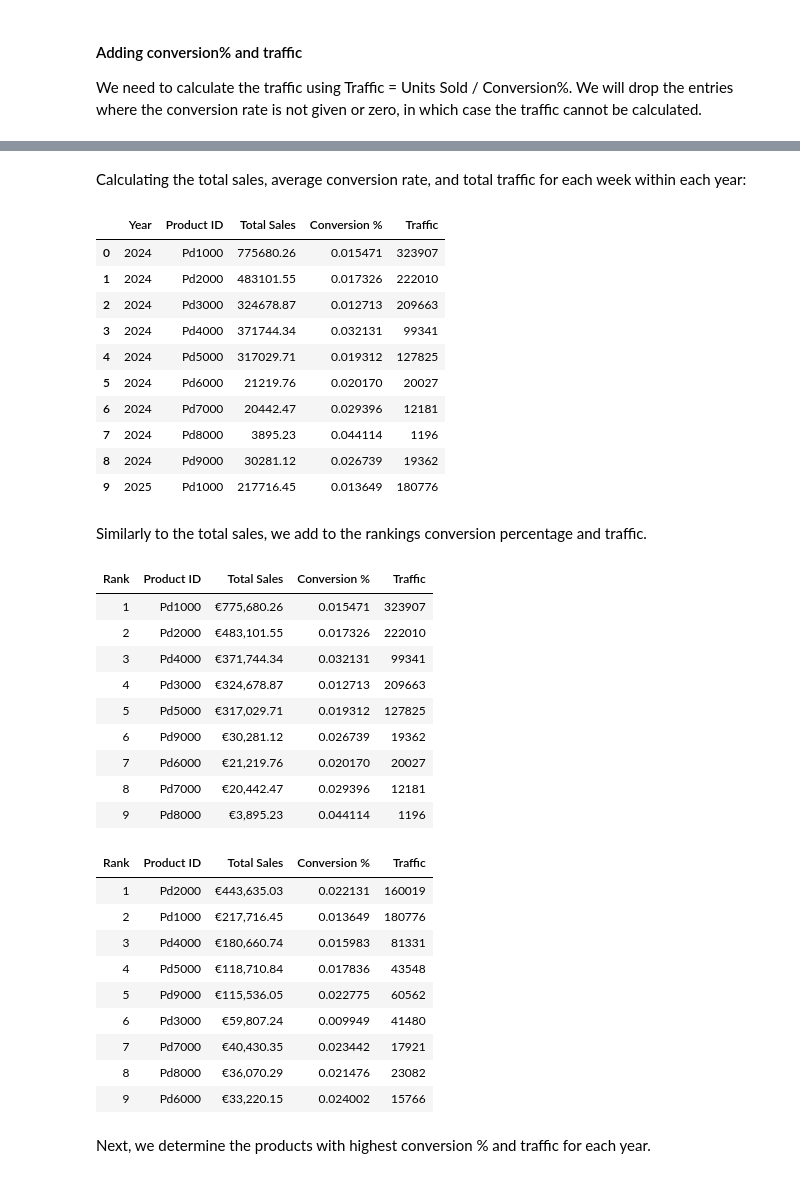
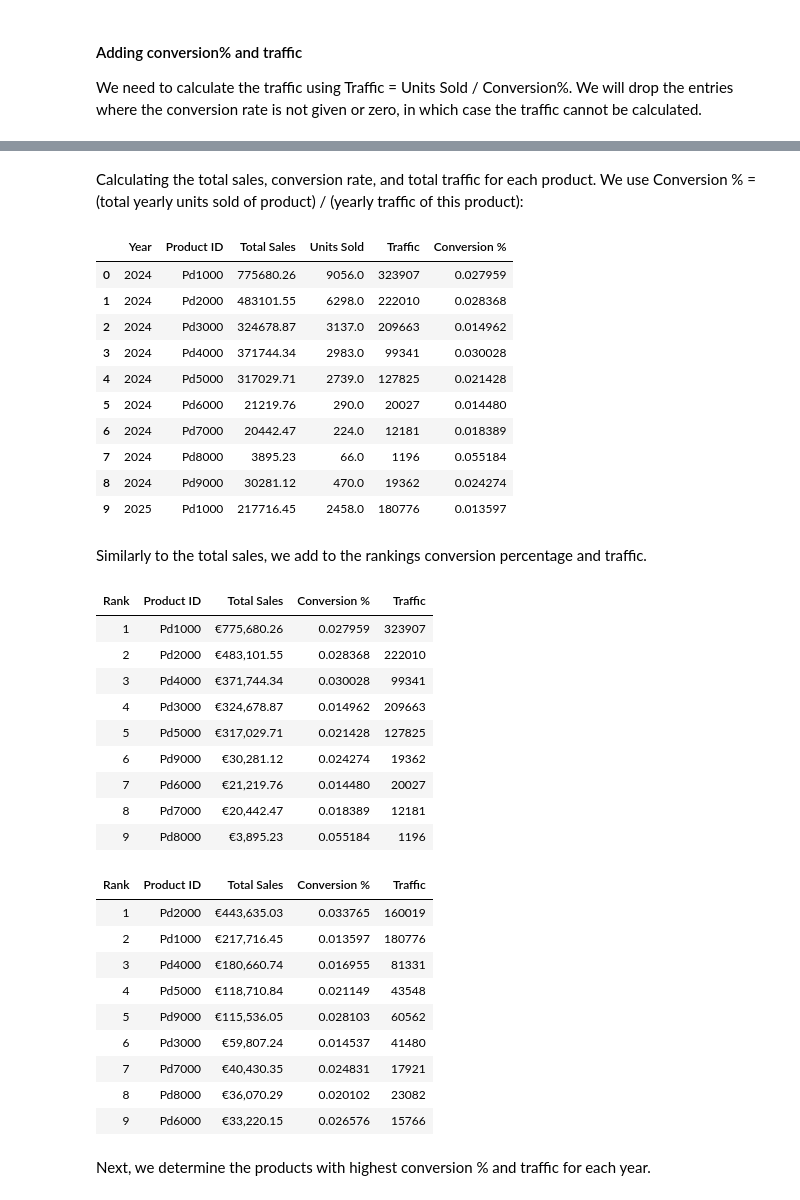
Before and after one commit to kseniyapiven/eCom, a Jupyter notebook: notebooks/analysis.ipynb, the cells around one changed output, grey strips where cells are left out. Cells and saved outputs as stored; diff of their text form; code cells hidden in the pictures.

Commit message:
fix yearly conversion%

```diff
--- a/notebooks/analysis.ipynb
+++ b/notebooks/analysis.ipynb
@@ -377,25 +378,27 @@ valid_df.head()
 # %% [markdown]
-Calculating the total sales, average conversion rate, and total traffic for each week within each year:
+Calculating the total sales, conversion rate, and total traffic for each product. We use Conversion % = (total yearly units sold of product) / (yearly traffic of this product):
 # %%
 product_rankings = valid_df.groupby(['Year', 'Product ID']).agg({
     'Total Sales': 'sum',
-    'Conversion %': 'mean',
-    'Traffic': 'sum',
+    'Units Sold': 'sum',
+    'Traffic': 'sum'
 }).reset_index()
 
+product_rankings['Conversion %'] = product_rankings['Units Sold'] / product_rankings['Traffic']
+
 product_rankings.head(10)
 # %% [output]
-|  | Year | Product ID | Total Sales | Conversion % | Traffic |
-| 0 | 2024 | Pd1000 | 775680.26 | 0.015471 | 323907 |
-| 1 | 2024 | Pd2000 | 483101.55 | 0.017326 | 222010 |
-| 2 | 2024 | Pd3000 | 324678.87 | 0.012713 | 209663 |
-| 3 | 2024 | Pd4000 | 371744.34 | 0.032131 | 99341 |
-| 4 | 2024 | Pd5000 | 317029.71 | 0.019312 | 127825 |
-| 5 | 2024 | Pd6000 | 21219.76 | 0.020170 | 20027 |
-| 6 | 2024 | Pd7000 | 20442.47 | 0.029396 | 12181 |
-| 7 | 2024 | Pd8000 | 3895.23 | 0.044114 | 1196 |
-| 8 | 2024 | Pd9000 | 30281.12 | 0.026739 | 19362 |
-| 9 | 2025 | Pd1000 | 217716.45 | 0.013649 | 180776 |
+|  | Year | Product ID | Total Sales | Units Sold | Traffic | Conversion % |
+| 0 | 2024 | Pd1000 | 775680.26 | 9056.0 | 323907 | 0.027959 |
+| 1 | 2024 | Pd2000 | 483101.55 | 6298.0 | 222010 | 0.028368 |
+| 2 | 2024 | Pd3000 | 324678.87 | 3137.0 | 209663 | 0.014962 |
+| 3 | 2024 | Pd4000 | 371744.34 | 2983.0 | 99341 | 0.030028 |
+| 4 | 2024 | Pd5000 | 317029.71 | 2739.0 | 127825 | 0.021428 |
+| 5 | 2024 | Pd6000 | 21219.76 | 290.0 | 20027 | 0.014480 |
+| 6 | 2024 | Pd7000 | 20442.47 | 224.0 | 12181 | 0.018389 |
+| 7 | 2024 | Pd8000 | 3895.23 | 66.0 | 1196 | 0.055184 |
+| 8 | 2024 | Pd9000 | 30281.12 | 470.0 | 19362 | 0.024274 |
+| 9 | 2025 | Pd1000 | 217716.45 | 2458.0 | 180776 | 0.013597 |
 # %% [markdown]
 Similarly to the total sales, we add to the rankings conversion percentage and traffic.
 # %%
@@ -410,34 +413,29 @@ ranked_2025 = product_rankings[product_rankings['Year'] == 2025] \
              .sort_values('Rank') \
              [['Rank', 'Product ID', 'Total Sales', 'Conversion %', 'Traffic']]
 
-def format_sales(df):
-    df = df.copy()
-    df['Total Sales'] = df['Total Sales'].apply(lambda x: f"€{x:,.2f}")
-    return df
-
 display(format_sales(ranked_2024).style.hide(axis='index'))
 display(format_sales(ranked_2025).style.hide(axis='index'))
 # %% [output]
 | Rank | Product ID | Total Sales | Conversion % | Traffic |
-| 1 | Pd1000 | €775,680.26 | 0.015471 | 323907 |
-| 2 | Pd2000 | €483,101.55 | 0.017326 | 222010 |
-| 3 | Pd4000 | €371,744.34 | 0.032131 | 99341 |
-| 4 | Pd3000 | €324,678.87 | 0.012713 | 209663 |
-| 5 | Pd5000 | €317,029.71 | 0.019312 | 127825 |
-| 6 | Pd9000 | €30,281.12 | 0.026739 | 19362 |
-| 7 | Pd6000 | €21,219.76 | 0.020170 | 20027 |
-| 8 | Pd7000 | €20,442.47 | 0.029396 | 12181 |
-| 9 | Pd8000 | €3,895.23 | 0.044114 | 1196 |
+| 1 | Pd1000 | €775,680.26 | 0.027959 | 323907 |
+| 2 | Pd2000 | €483,101.55 | 0.028368 | 222010 |
+| 3 | Pd4000 | €371,744.34 | 0.030028 | 99341 |
+| 4 | Pd3000 | €324,678.87 | 0.014962 | 209663 |
+| 5 | Pd5000 | €317,029.71 | 0.021428 | 127825 |
+| 6 | Pd9000 | €30,281.12 | 0.024274 | 19362 |
+| 7 | Pd6000 | €21,219.76 | 0.014480 | 20027 |
+| 8 | Pd7000 | €20,442.47 | 0.018389 | 12181 |
+| 9 | Pd8000 | €3,895.23 | 0.055184 | 1196 |
 | Rank | Product ID | Total Sales | Conversion % | Traffic |
-| 1 | Pd2000 | €443,635.03 | 0.022131 | 160019 |
-| 2 | Pd1000 | €217,716.45 | 0.013649 | 180776 |
-| 3 | Pd4000 | €180,660.74 | 0.015983 | 81331 |
-| 4 | Pd5000 | €118,710.84 | 0.017836 | 43548 |
-| 5 | Pd9000 | €115,536.05 | 0.022775 | 60562 |
-| 6 | Pd3000 | €59,807.24 | 0.009949 | 41480 |
-| 7 | Pd7000 | €40,430.35 | 0.023442 | 17921 |
-| 8 | Pd8000 | €36,070.29 | 0.021476 | 23082 |
-| 9 | Pd6000 | €33,220.15 | 0.024002 | 15766 |
+| 1 | Pd2000 | €443,635.03 | 0.033765 | 160019 |
+| 2 | Pd1000 | €217,716.45 | 0.013597 | 180776 |
+| 3 | Pd4000 | €180,660.74 | 0.016955 | 81331 |
+| 4 | Pd5000 | €118,710.84 | 0.021149 | 43548 |
+| 5 | Pd9000 | €115,536.05 | 0.028103 | 60562 |
+| 6 | Pd3000 | €59,807.24 | 0.014537 | 41480 |
+| 7 | Pd7000 | €40,430.35 | 0.024831 | 17921 |
+| 8 | Pd8000 | €36,070.29 | 0.020102 | 23082 |
+| 9 | Pd6000 | €33,220.15 | 0.026576 | 15766 |
 # %% [markdown]
 Next, we determine the products with highest conversion % and traffic for each year.
 # %%
```
Also changed, not shown: parts of 3 cells of this notebook.
